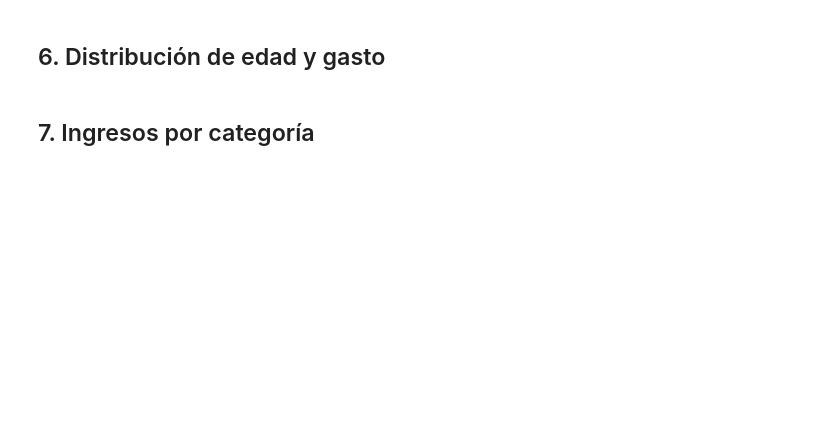
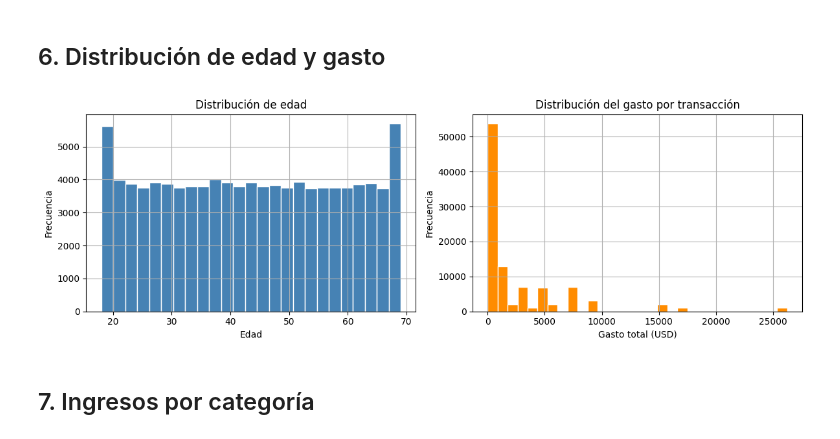
Before and after one commit to danielHtjs/segmentacion_de_clientes, a Jupyter notebook: notebooks/eda/01_EDA.ipynb, the cells around one changed output. Saved outputs shown, nothing was run; the diff lists cells and outputs as text; code cells hidden in the pictures; blank space fills up the shorter version.

```diff
--- a/notebooks/eda/01_EDA.ipynb
+++ b/notebooks/eda/01_EDA.ipynb
@@ -12,11 +12,22 @@ import pandas as pd
 import matplotlib.pyplot as plt
 import seaborn as sns
 import warnings
+from pathlib import Path
+
 warnings.filterwarnings('ignore')
+
+
+def get_project_root():
+    path = Path.cwd().resolve()
+    while path != path.parent:
+        if (path / 'data').exists() and (path / 'reports').exists():
+            return path
+        path = path.parent
+    return path
 # %% [markdown]
 ## 2. Cargar el dataset
 # %%
-df = pd.read_csv('../data/raw/customer_shopping_data.csv')
+df = pd.read_csv(r"c:\Users\Usuario\OneDrive - Escuela Tecnologica Instituto Tecnico Central\Documentos\ETITC\Ciencia de datos\segmentacion_de_clientes\data\raw\customer_shopping_data.csv")
 
 print("Filas y columnas:", df.shape)
 print("\nPrimeras filas:")
@@ -54,21 +121,29 @@ df[['age', 'quantity', 'price', 'total_spend']].describe().round(2)
 # %% [markdown]
 ## 6. Distribución de edad y gasto
 # %%
+from pathlib import Path
+
 fig, axes = plt.subplots(1, 2, figsize=(12, 4))
 
 df['age'].hist(bins=25, ax=axes[0], color='steelblue', edgecolor='white')
 axes[0].set_title('Distribución de edad')
 axes[0].set_xlabel('Edad')
 axes[0].set_ylabel('Frecuencia')
 
 df['total_spend'].hist(bins=30, ax=axes[1], color='darkorange', edgecolor='white')
 axes[1].set_title('Distribución del gasto por transacción')
 axes[1].set_xlabel('Gasto total (USD)')
 axes[1].set_ylabel('Frecuencia')
 
+project_root = get_project_root()
+output_path = project_root / 'reports' / 'figures'
+output_path.mkdir(parents=True, exist_ok=True)
+
 plt.tight_layout()
-plt.savefig('../reports/figures/dist_edad_gasto.png')
+plt.savefig(output_path / 'dist_edad_gasto.png')
 plt.show()
+# %% [output]
+[figure, added]
 # %% [markdown]
 ## 7. Ingresos por categoría
 # %%
```
Also changed, not shown: parts of 10 cells of this notebook, 16 other files.
